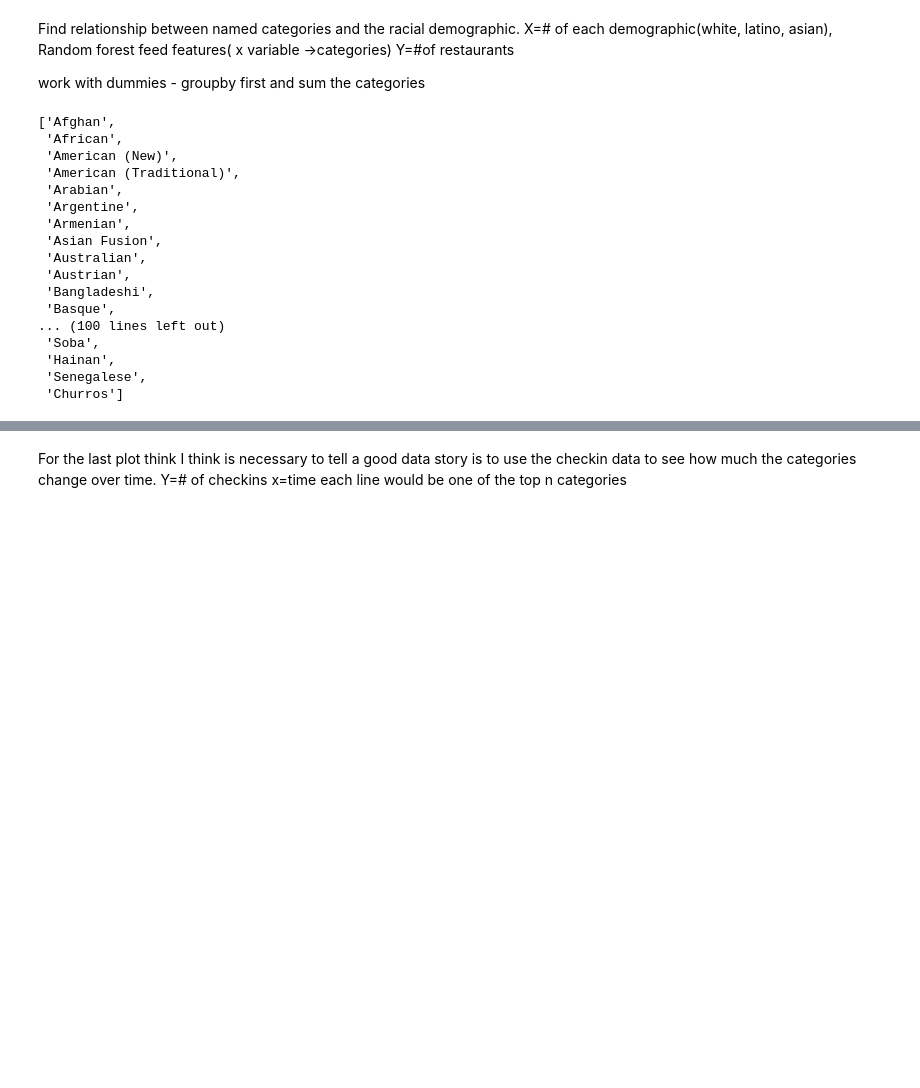
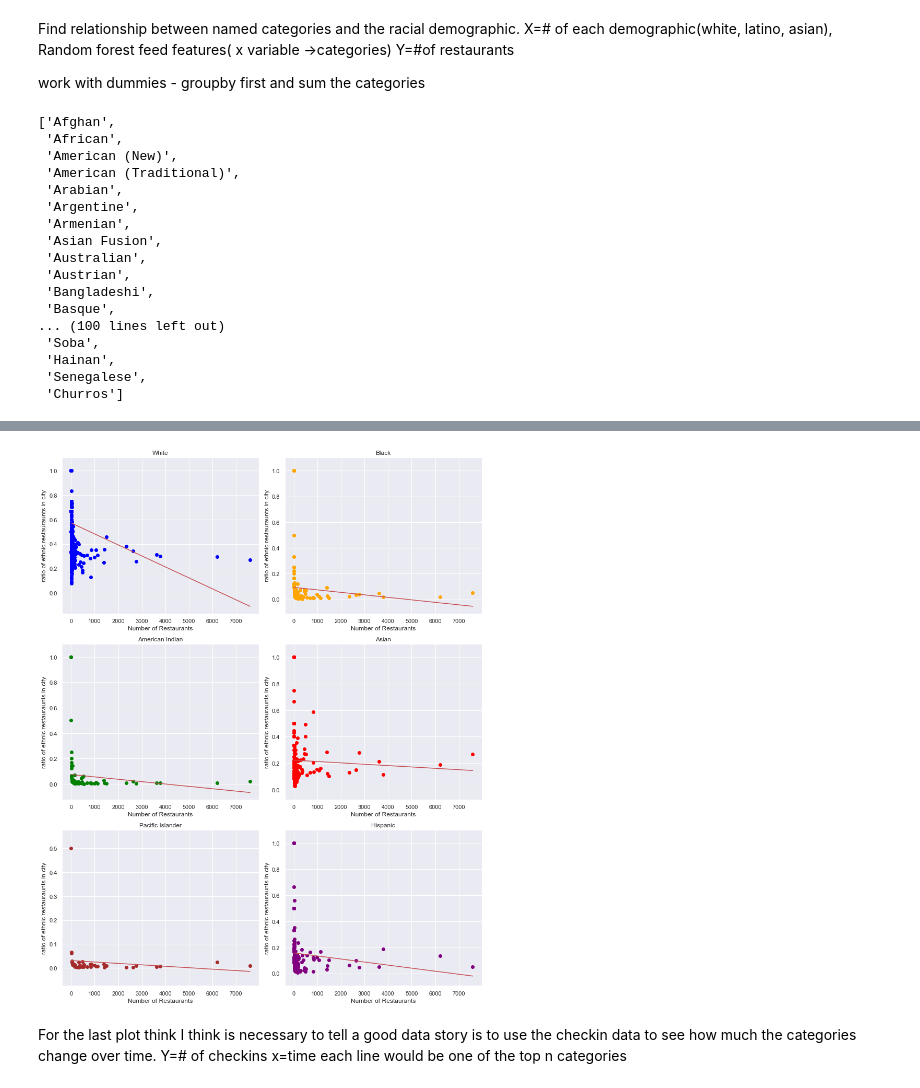
Before and after one commit to magus0/Springboard-capstone_culture, a Jupyter notebook: Yelp_data_storytelling.ipynb, the cells around one changed output, grey strips where cells are left out. Cells and saved outputs as stored; diff of their text form; code cells hidden in the pictures; blank space fills up the shorter version.

```diff
--- a/Yelp_data_storytelling.ipynb
+++ b/Yelp_data_storytelling.ipynb
@@ -406,0 +532,4 @@ restaurantdf.groupby('city').count()
+# %%
+cityCount=restaurantdf.city.value_counts()
+x= cityCount
+x
@@ -406,0 +549,3 @@ restaurantdf.groupby('city').count()
+# %%
+for key in list(categoriesByRace.keys()):
+    print(key)
@@ -406,0 +574,12 @@ restaurantdf.groupby('city').count()
+# %%
+#Y should be the amount of each racial type by city
+y_racial={}
+for key in list(categoriesByRace.keys()):
+    y_racial[key]=restaurantdf[restaurantdf.racial==key].city.value_counts()
+# %%
+x_racial={}
+for key in list(categoriesByRace.keys()):
+    if key not in x_racial.keys():
+        x_racial[key]=[]
+    for city in y_racial[key].index:
+        x_racial[key].append(x[city])
@@ -406,0 +621,77 @@ restaurantdf.groupby('city').count()
+# %%
+from scipy import stats
+
+fig, axs = plt.subplots(3, 2)
+axs[0, 0].scatter(x_racial['White'], y_racial['White']/x_racial['White'],color='blue')
+axs[0, 0].set_title('White')
+
+gradient, intercept, r_value, p_value, std_err = stats.linregress(x_racial['White'],y_racial['White']/x_racial['White'])
+mn=np.min(x_racial['White'])
+mx=np.max(x_racial['White'])
+x1=np.linspace(mn,mx,500)
+y1=gradient*x1+intercept
+axs[0, 0].plot(x1,y1,'-r')
+
+axs[0, 1].scatter(x_racial['Black'], y_racial['Black']/x_racial['Black'], color='orange')
+axs[0, 1].set_title('Black')
+
+gradient, intercept, r_value, p_value, std_err = stats.linregress(x_racial['Black'],y_racial['Black']/x_racial['Black'])
+mn=np.min(x_racial['Black'])
+mx=np.max(x_racial['Black'])
+x1=np.linspace(mn,mx,500)
+y1=gradient*x1+intercept
+axs[0, 1].plot(x1,y1,'-r')
+
+axs[1, 0].scatter(x_racial['American Indian'], y_racial['American Indian']/x_racial['American Indian'], color='green')
+axs[1, 0].set_title('American Indian')
+
+gradient, intercept, r_value, p_value, std_err = stats.linregress(x_racial['American Indian'],y_racial['American Indian']/x_racial['American Indian'])
+mn=np.min(x_racial['American Indian'])
+mx=np.max(x_racial['American Indian'])
+x1=np.linspace(mn,mx,500)
+y1=gradient*x1+intercept
+axs[1, 0].plot(x1,y1,'-r')
+
+axs[1, 1].scatter(x_racial['Asian'], y_racial['Asian']/x_racial['Asian'], color='red')
+axs[1, 1].set_title('Asian')
+
+gradient, intercept, r_value, p_value, std_err = stats.linregress(x_racial['Asian'],y_racial['Asian']/x_racial['Asian'])
+mn=np.min(x_racial['Asian'])
+mx=np.max(x_racial['Asian'])
+x1=np.linspace(mn,mx,500)
+y1=gradient*x1+intercept
+axs[1, 1].plot(x1,y1,'-r')
+
+axs[2, 0].scatter(x_racial['Pacific Islander'], y_racial['Pacific Islander']/x_racial['Pacific Islander'], color='brown')
+axs[2, 0].set_title('Pacific Islander')
+
+gradient, intercept, r_value, p_value, std_err = stats.linregress(x_racial['Pacific Islander'],y_racial['Pacific Islander']/x_racial['Pacific Islander'])
+mn=np.min(x_racial['Asian'])
+mx=np.max(x_racial['Asian'])
+x1=np.linspace(mn,mx,500)
+y1=gradient*x1+intercept
+axs[2, 0].plot(x1,y1,'-r')
+
+axs[2, 1].scatter(x_racial['Hispanic'], y_racial['Hispanic']/x_racial['Hispanic'], color='purple')
+axs[2, 1].set_title('Hispanic')
+
+gradient, intercept, r_value, p_value, std_err = stats.linregress(x_racial['Hispanic'],y_racial['Hispanic']/x_racial['Hispanic'])
+mn=np.min(x_racial['Hispanic'])
+mx=np.max(x_racial['Hispanic'])
+x1=np.linspace(mn,mx,500)
+y1=gradient*x1+intercept
+axs[2, 1].plot(x1,y1,'-r')
+
+
+for ax in axs.flat:
+    ax.set(xlabel='Number of Restaurants',ylabel='ratio of ethnic restauraunts in city')
+
+fig.set_figheight(15)
+fig.set_figwidth(12)
+fig.tight_layout()
+
+# Hide x labels and tick labels for top plots and y ticks for right plots.
+#for ax in axs.flat:
+#    ax.label_outer()
+# %% [output]
+[figure, added]
```
Also changed, not shown: parts of 44 cells of this notebook.
